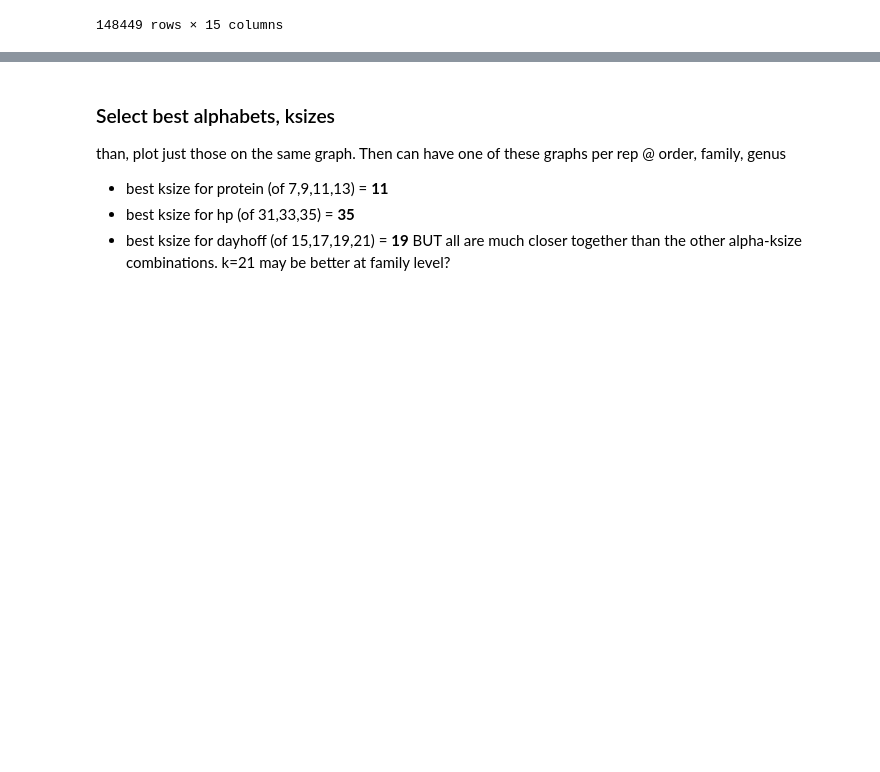
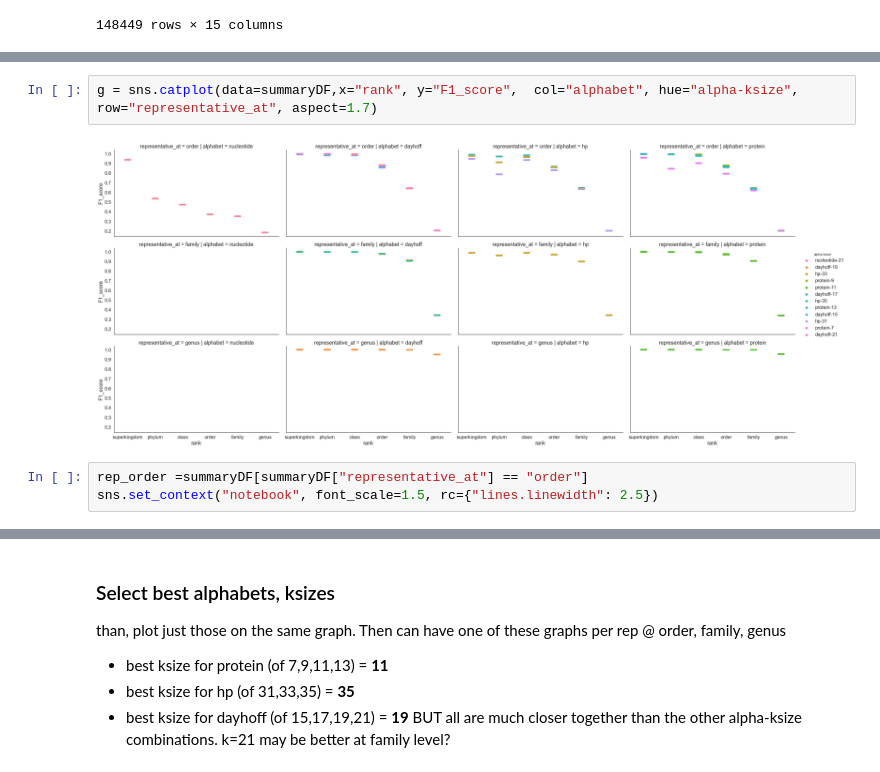
Before and after one commit to bluegenes/2020-gtdb-smash, a Jupyter notebook: notebooks/plot-gather-classify-accuracy.ipynb, the cells around one changed output, grey strips where cells are left out. Drawn from its saved outputs; the diff is of its cells as text; blank space fills up the shorter version.

```diff
--- a/notebooks/plot-gather-classify-accuracy.ipynb
+++ b/notebooks/plot-gather-classify-accuracy.ipynb
@@ -110,0 +118,7 @@ g.savefig("classification-accuracy-representative-lca.gather.all.pdf")
+# %%
+g = sns.catplot(data=summaryDF,x="rank", y="F1_score",  col="alphabet", hue="alpha-ksize", row="representative_at", aspect=1.7)
+# %% [output]
+[figure, added]
+# %%
+rep_order =summaryDF[summaryDF["representative_at"] == "order"]
+sns.set_context("notebook", font_scale=1.5, rc={"lines.linewidth": 2.5})
```
Also changed, not shown: parts of 29 cells of this notebook.
